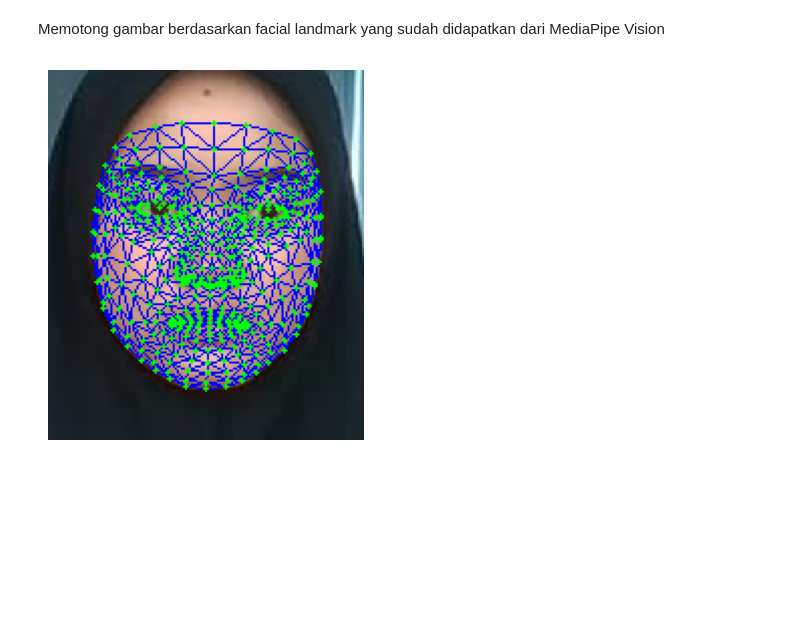
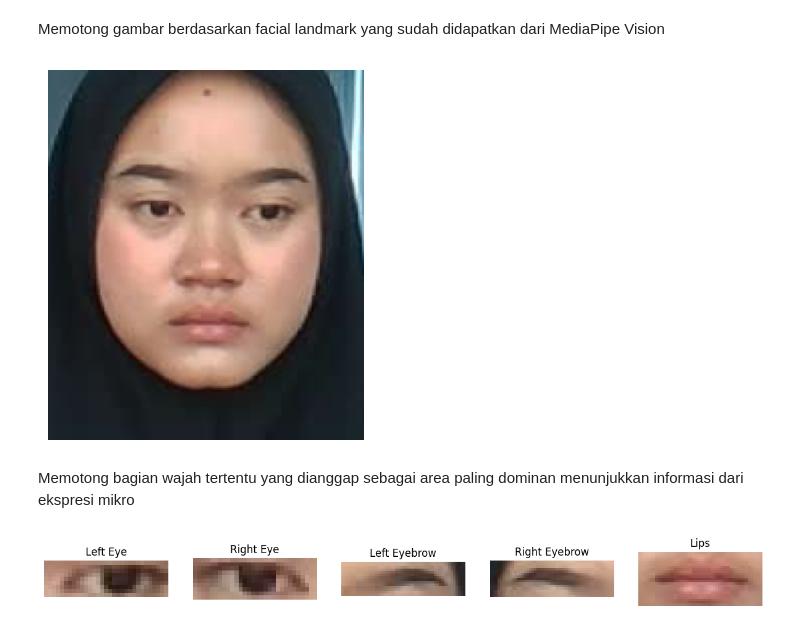
Before and after one commit to face-decoder/optical-flow, a Jupyter notebook: notebooks/face-landmark-mediapipe-vision.ipynb, the cells around one changed output. Drawn from its saved outputs; the diff is of its cells as text; code cells hidden in the pictures; blank space fills up the shorter version.

```diff
--- a/notebooks/face-landmark-mediapipe-vision.ipynb
+++ b/notebooks/face-landmark-mediapipe-vision.ipynb
@@ -238,11 +238,14 @@ def crop(image: np.ndarray, landmark_result: FaceLandmarkerResult, margin: float
 # %%
 import matplotlib.pyplot as plt
 
 
-cropped_face = crop(image=frame, landmark_result=landmark_result, margin=0.2)
+copied_face = frame.copy()
+cropped_face = crop(image=copied_face, landmark_result=landmark_result, margin=0.2)
 
 plt.imshow(cv2.cvtColor(cropped_face, cv2.COLOR_BGR2RGB))
 plt.axis('off')
 plt.show()
 # %% [output]
-[figure, old version]
+[figure, new version]
+# %% [markdown]
+Memotong bagian wajah tertentu yang dianggap sebagai area paling dominan menunjukkan informasi dari ekspresi mikro
@@ -248,0 +353,32 @@ plt.show()
+# %%
+cropped_left_eye = crop_roi(image=frame, landmark_result=landmark_result, roi_points=LEFT_EYE_POINTS, margin=0.2)
+cropped_right_eye = crop_roi(image=frame, landmark_result=landmark_result, roi_points=RIGHT_EYE_POINTS, margin=0.2)
+cropped_left_eyebrow = crop_roi(image=frame, landmark_result=landmark_result, roi_points=LEFT_EYEBROW_POINTS, margin=0.2)
+cropped_right_eyebrow = crop_roi(image=frame, landmark_result=landmark_result, roi_points=RIGHT_EYEBROW_POINTS, margin=0.2)
+cropped_lips = crop_roi(image=frame, landmark_result=landmark_result, roi_points=LIPS_POINTS, margin=0.2)
+
+fig, axs = plt.subplots(1, 5, figsize=(15, 5))
+
+axs[0].imshow(cv2.cvtColor(cropped_left_eye, cv2.COLOR_BGR2RGB))
+axs[0].set_title("Left Eye")
+axs[0].axis('off')
+
+axs[1].imshow(cv2.cvtColor(cropped_right_eye, cv2.COLOR_BGR2RGB))
+axs[1].set_title("Right Eye")
+axs[1].axis('off')
+
+axs[2].imshow(cv2.cvtColor(cropped_left_eyebrow, cv2.COLOR_BGR2RGB))
+axs[2].set_title("Left Eyebrow")
+axs[2].axis('off')
+
+axs[3].imshow(cv2.cvtColor(cropped_right_eyebrow, cv2.COLOR_BGR2RGB))
+axs[3].set_title("Right Eyebrow")
+axs[3].axis('off')
+
+axs[4].imshow(cv2.cvtColor(cropped_lips, cv2.COLOR_BGR2RGB))
+axs[4].set_title("Lips")
+axs[4].axis('off')
+
+plt.show()
+# %% [output]
+[figure, added]
```
Also changed, not shown: parts of 4 cells of this notebook.
